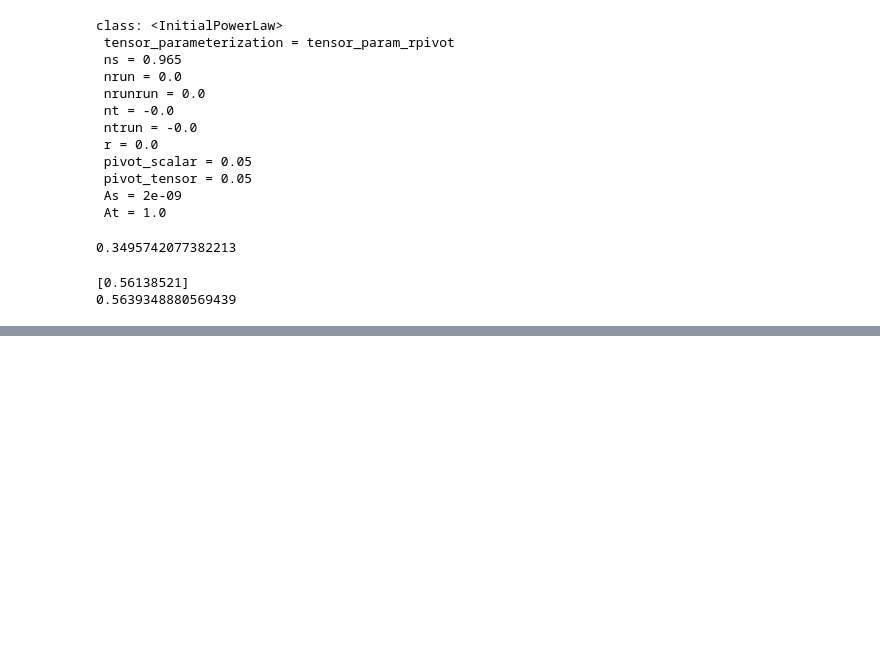
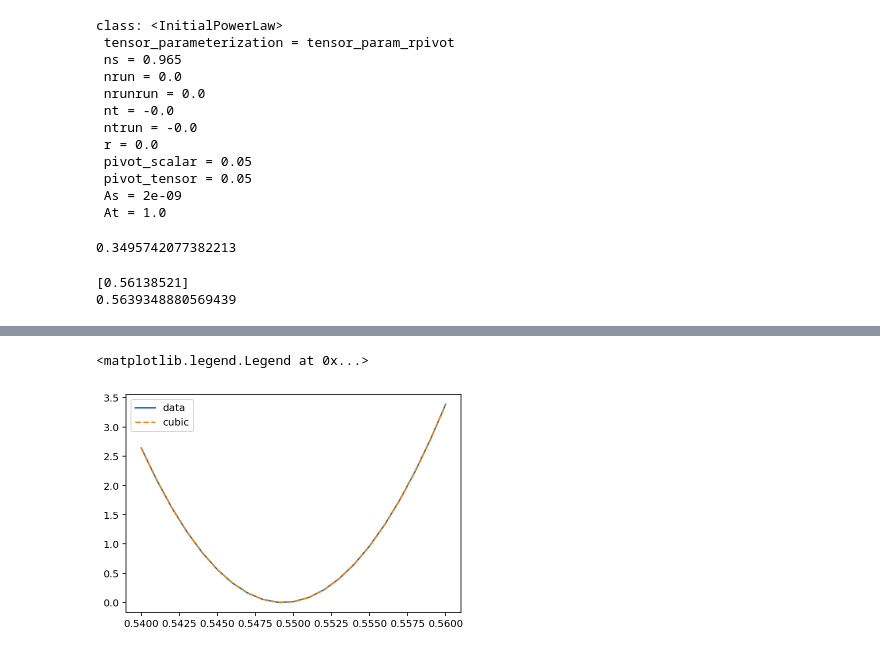
Before and after one commit to Sareva00/Tesi, a Jupyter notebook: FitGamma.ipynb, the cells around one changed output, grey strips where cells are left out. Saved outputs shown, nothing was run; the diff lists cells and outputs as text; code cells hidden in the pictures; blank space fills up the shorter version.

```diff
--- a/FitGamma.ipynb
+++ b/FitGamma.ipynb
@@ -115,3 +179,14 @@ for k,gamma in enumerate(gammas):
     for i in range (len(kh)):
         for j in range (len(mu)):
             chi2[k]= chi2[k]+(float((bias + (omz**gamma) * (mu[j])**2)**2*pk[:,i]) - Pgg[i][j])**2/err_Pgg[i][j]**2
+# %%
+#INTERPOLAZIONE FUNZIONE CHI^2
+interpol =  interpolate.interp1d(gammas,chi2,kind='cubic')
+plt.plot(gammas,chi2,'-', gammas, interpol(gammas), '--')
+plt.legend(['data', 'cubic'])
+
+
+#plt.axis([0.54,0.56,0,0.4e9])
+# %% [output]
+<matplotlib.legend.Legend at 0x...>
+[figure, added]
```
Also changed, not shown: parts of 23 cells of this notebook, 2 other files.
